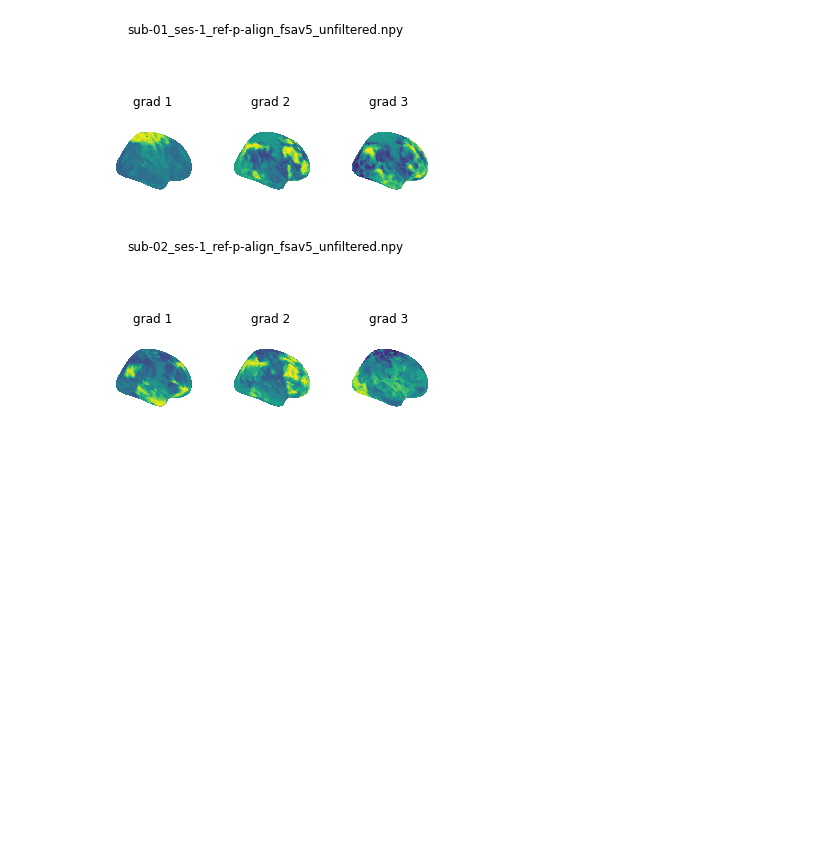
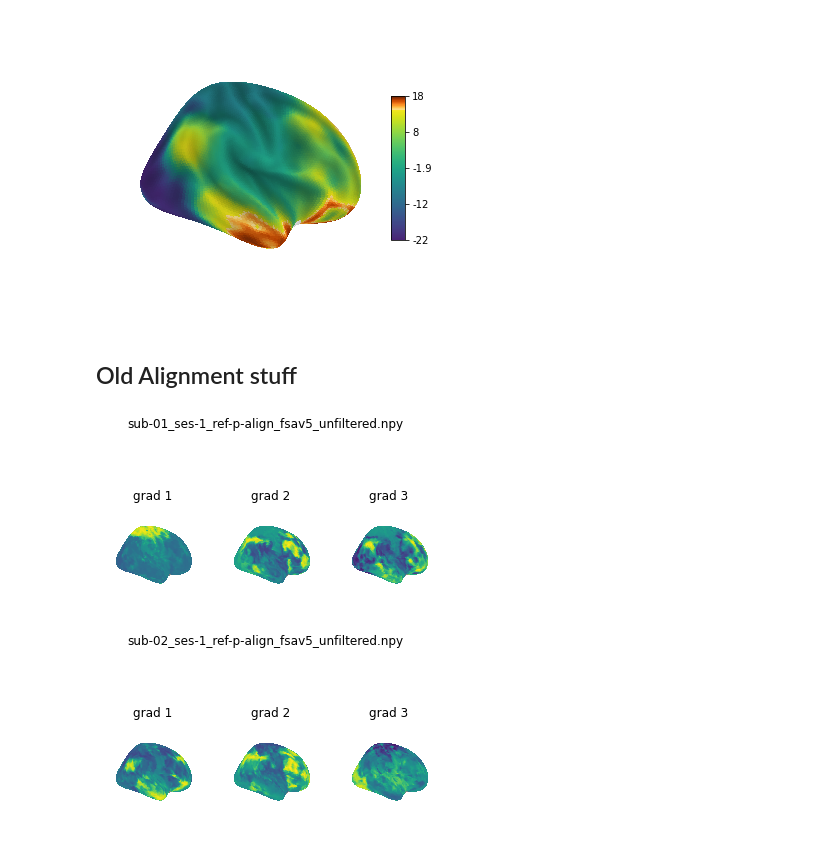
Before and after one commit to Gilles86/stress_risk, a Jupyter notebook: stress_risk/fmri_analysis/gradients/vis_gradients_nilearn.ipynb, the cells around one changed output. Drawn from its saved outputs; the diff is of its cells as text; code cells hidden in the pictures; blank space fills up the shorter version.

Commit message:
gradients: alignment, new cmap etc

```diff
--- a/stress_risk/fmri_analysis/gradients/vis_gradients_nilearn.ipynb
+++ b/stress_risk/fmri_analysis/gradients/vis_gradients_nilearn.ipynb
@@ -49,3 +51,20 @@ plot_GM123_from_sum_npfile(view='lateral')
 [figure]
 [figure]
 [figure]
+# %%
+import nilearn.plotting as npl
+from utils_02 import get_GMmargulies_cmap
+
+cmap = get_GMmargulies_cmap() # 'viridis' #
+view =  'medial' #'dorsal'#'ventral' #
+grad_n = 2
+hemi = 'R'
+gm = -nib.load(op.join(bids_folder,grad_folder,'sub-average_cmunfil_01','ses-1',f'sub-average_cmunfil_01_ses-1_task-risk_space-fsaverage5_hemi-{hemi}_grad{grad_n}_noParcel.surf.gii')).agg_data()
+
+nplt.plot_surf(surf_mesh= fsaverage.infl_right, surf_map= gm, # infl_right # pial_right
+               view= view,cmap=cmap, colorbar=True,
+               bg_map=fsaverage.sulc_right, bg_on_data=True,darkness=0.5,
+               )
+plt.show()
+# %% [output]
+[figure, added]
@@ -52,3 +117,5 @@ plot_GM123_from_sum_npfile(view='lateral')
+# %% [markdown]
+## Old Alignment stuff
 # %%
 subList_npFiles = [f for f in listdir(op.join(bids_folder, grad_folder)) if f[0:4] == 'sub-' and len(f)==45]
 for i in range(3):
```
Also changed, not shown: parts of 4 cells of this notebook, 10 other files.
